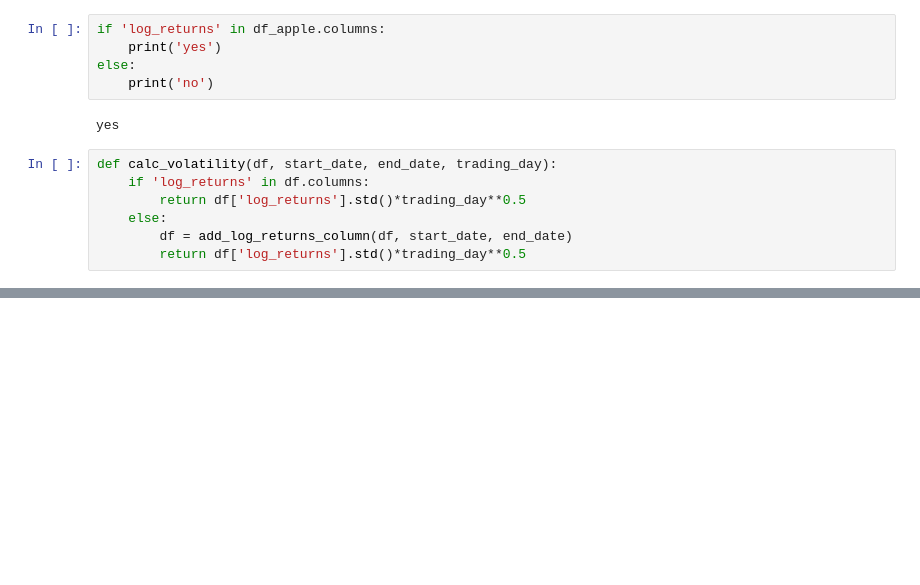
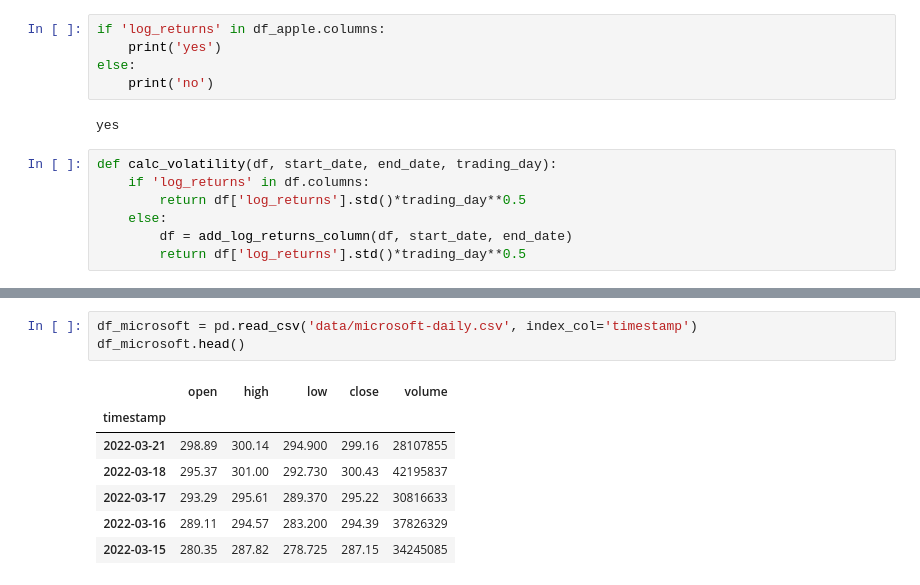
Before and after one commit to BitcoinInvestAnalysis/Capstone, a Jupyter notebook: formula_try_out.ipynb, the cells around one changed output, grey strips where cells are left out. Cells and saved outputs as stored; diff of their text form; blank space fills up the shorter version.

```diff
--- a/formula_try_out.ipynb
+++ b/formula_try_out.ipynb
@@ -80,0 +98,11 @@ df
+# %%
+df_microsoft = pd.read_csv('data/microsoft-daily.csv', index_col='timestamp')
+df_microsoft.head()
+# %% [output]
+|  | open | high | low | close | volume |
+| timestamp |  |  |  |  |  |
+| 2022-03-21 | 298.89 | 300.14 | 294.900 | 299.16 | 28107855 |
+| 2022-03-18 | 295.37 | 301.00 | 292.730 | 300.43 | 42195837 |
+| 2022-03-17 | 293.29 | 295.61 | 289.370 | 295.22 | 30816633 |
+| 2022-03-16 | 289.11 | 294.57 | 283.200 | 294.39 | 37826329 |
+| 2022-03-15 | 280.35 | 287.82 | 278.725 | 287.15 | 34245085 |
```
Also changed, not shown: parts of 21 cells of this notebook.
